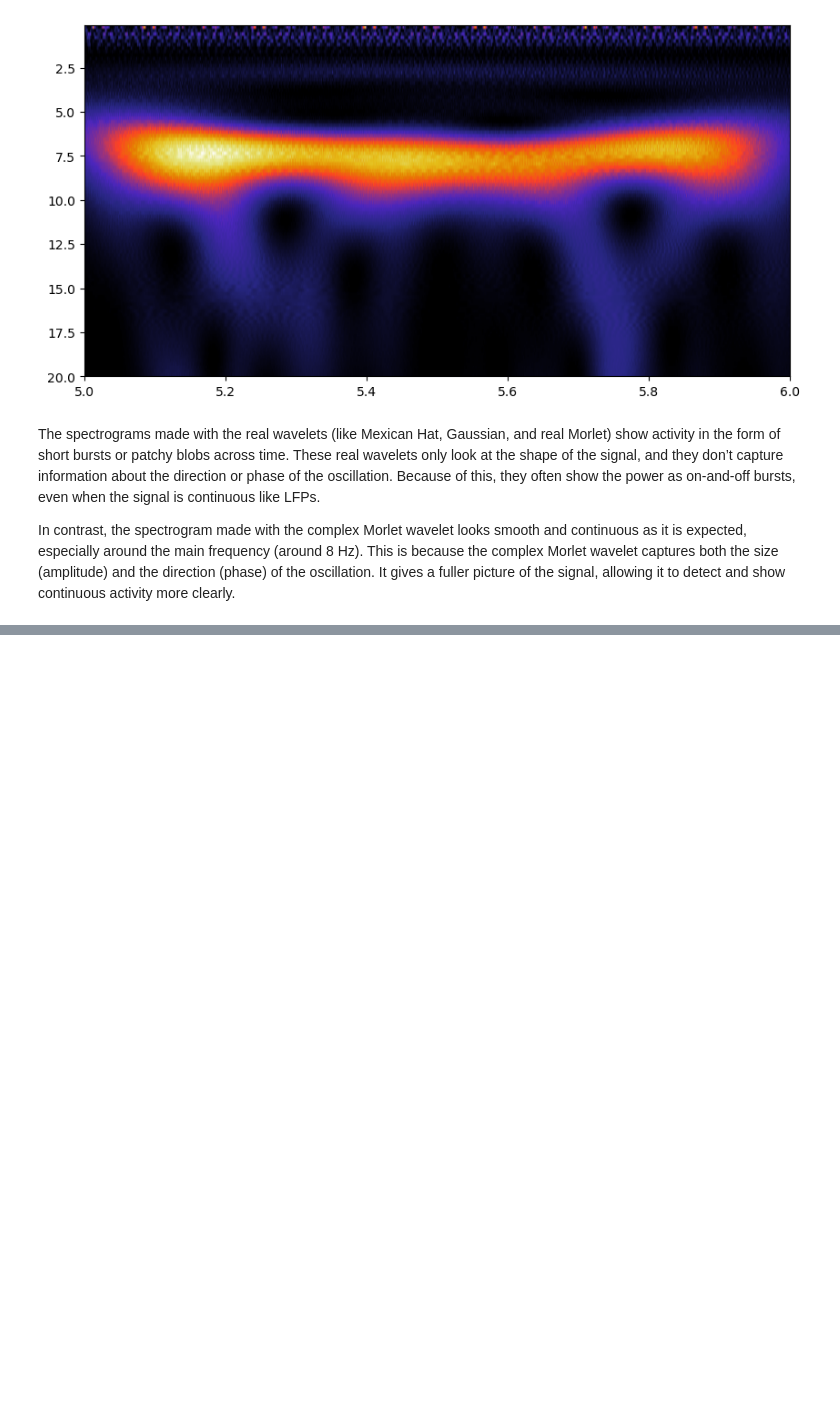
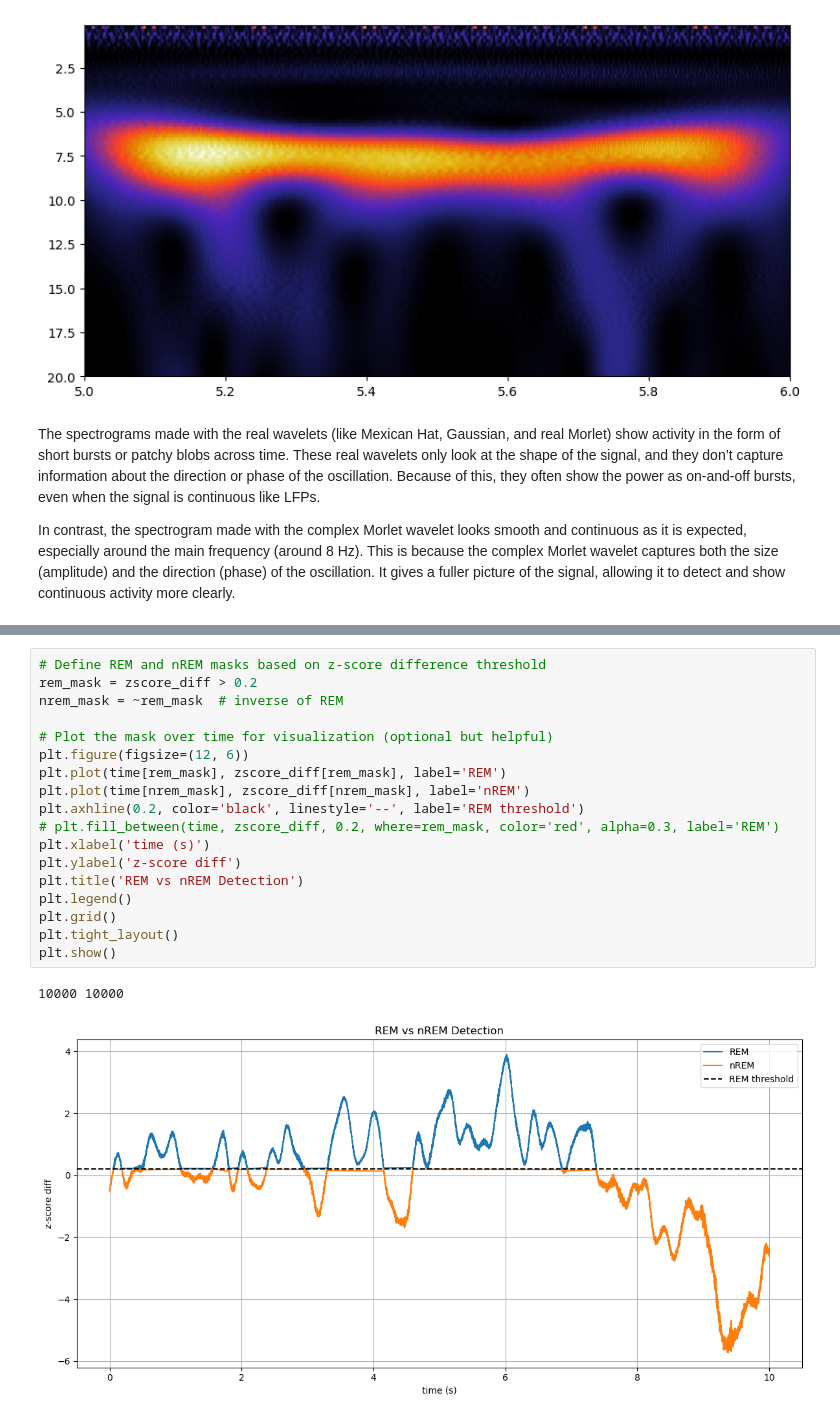
Before and after one commit to pschristodoulou/NRA, a Jupyter notebook: LFP/Ass1_ex1.ipynb, the cells around one changed output, grey strips where cells are left out. Cells and saved outputs as stored; diff of their text form; blank space fills up the shorter version.

```diff
--- a/LFP/Ass1_ex1.ipynb
+++ b/LFP/Ass1_ex1.ipynb
@@ -331,0 +411,21 @@ In contrast, the spectrogram made with the complex Morlet wavelet looks smooth a
+# %%
+# Define REM and nREM masks based on z-score difference threshold
+rem_mask = zscore_diff > 0.2
+nrem_mask = ~rem_mask  # inverse of REM
+
+# Plot the mask over time for visualization (optional but helpful)
+plt.figure(figsize=(12, 6))
+plt.plot(time[rem_mask], zscore_diff[rem_mask], label='REM')
+plt.plot(time[nrem_mask], zscore_diff[nrem_mask], label='nREM')
+plt.axhline(0.2, color='black', linestyle='--', label='REM threshold')
+# plt.fill_between(time, zscore_diff, 0.2, where=rem_mask, color='red', alpha=0.3, label='REM')
+plt.xlabel('time (s)')
+plt.ylabel('z-score diff')
+plt.title('REM vs nREM Detection')
+plt.legend()
+plt.grid()
+plt.tight_layout()
+plt.show()
+# %% [output]
+10000 10000
+[figure, added]
```
Also changed, not shown: parts of 8 cells of this notebook.
